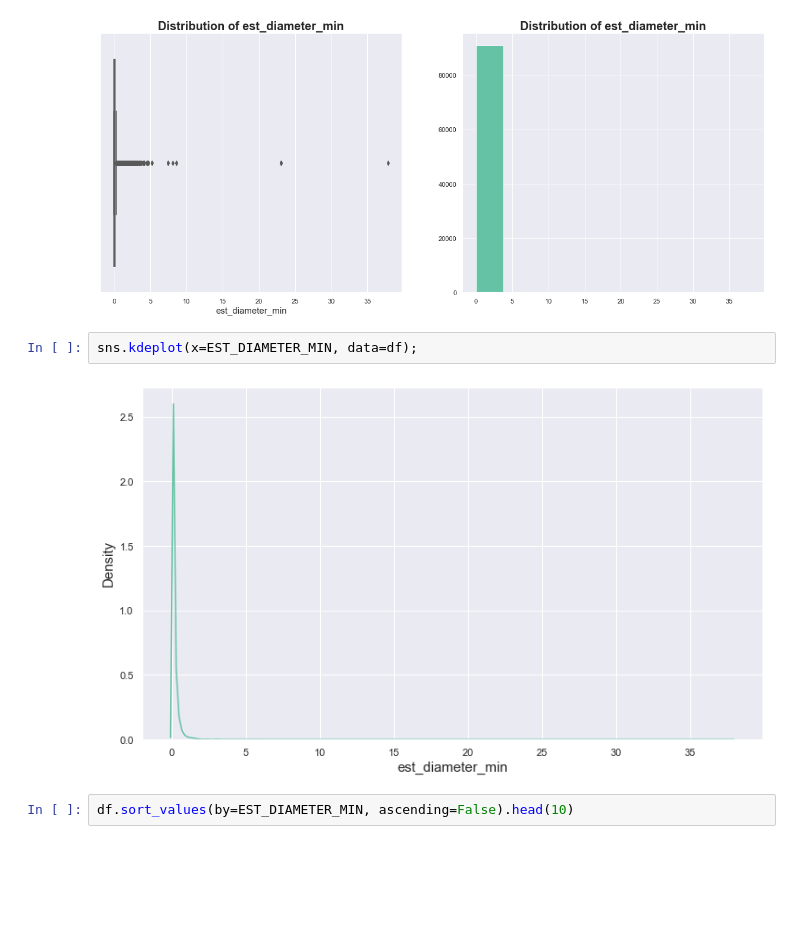
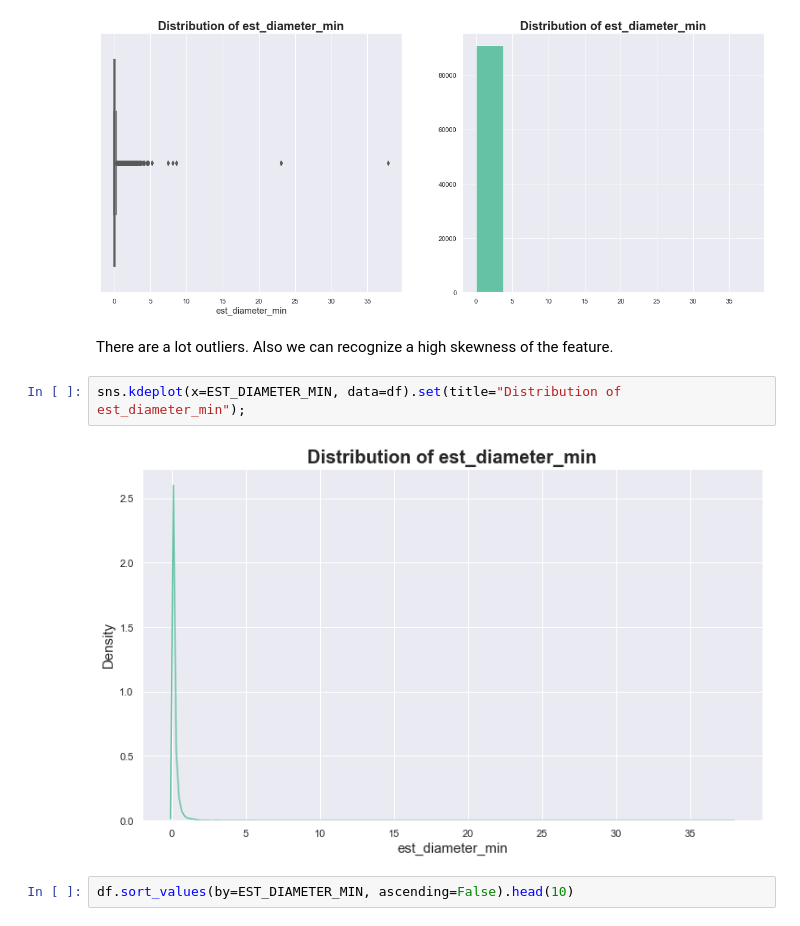
Before and after one commit to enricogoerlitz/ML-Models, a Jupyter notebook: Machine Learning Projects/01_Kaggle_Data_Projects_And_Competitions/00_Starter_Projects/01_NASA__Nearest Earth Objects/notebooks/01_data_eda.ipynb, the cells around one changed output. Drawn from its saved outputs; the diff is of its cells as text; blank space fills up the shorter version.

```diff
--- a/Machine Learning Projects/01_Kaggle_Data_Projects_And_Competitions/00_Starter_Projects/01_NASA__Nearest Earth Objects/notebooks/01_data_eda.ipynb
+++ b/Machine Learning Projects/01_Kaggle_Data_Projects_And_Competitions/00_Starter_Projects/01_NASA__Nearest Earth Objects/notebooks/01_data_eda.ipynb
@@ -240,10 +260,12 @@ plot_dist(EST_DIAMETER_MIN)
 # %% [output]
 Skew:    41.1399519487211
 [figure]
+# %% [markdown]
+There are a lot outliers. Also we can recognize a high skewness of the feature.
 # %%
-sns.kdeplot(x=EST_DIAMETER_MIN, data=df);
+sns.kdeplot(x=EST_DIAMETER_MIN, data=df).set(title="Distribution of est_diameter_min");
 # %% [output]
-[figure, old version]
+[figure, new version]
 # %%
 df.sort_values(by=EST_DIAMETER_MIN, ascending=False).head(10)
 # %% [output]
```
Also changed, not shown: parts of 27 cells of this notebook.
